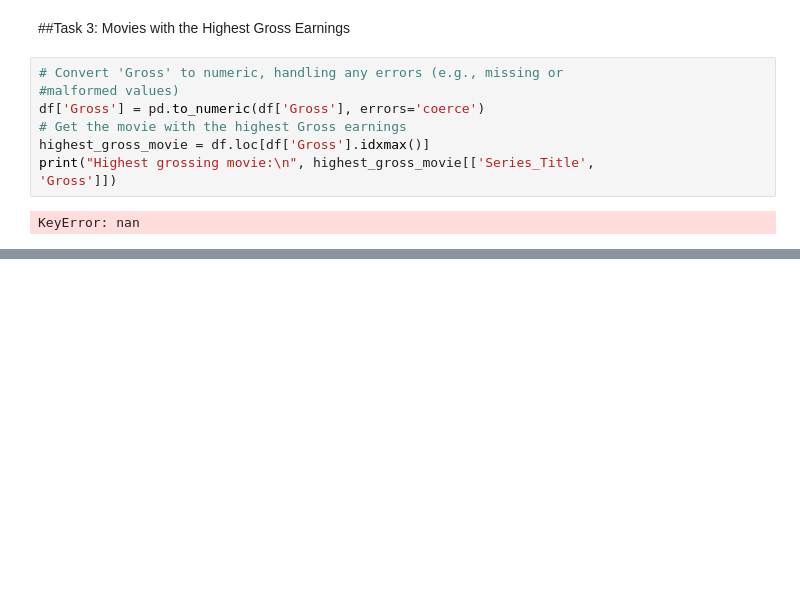
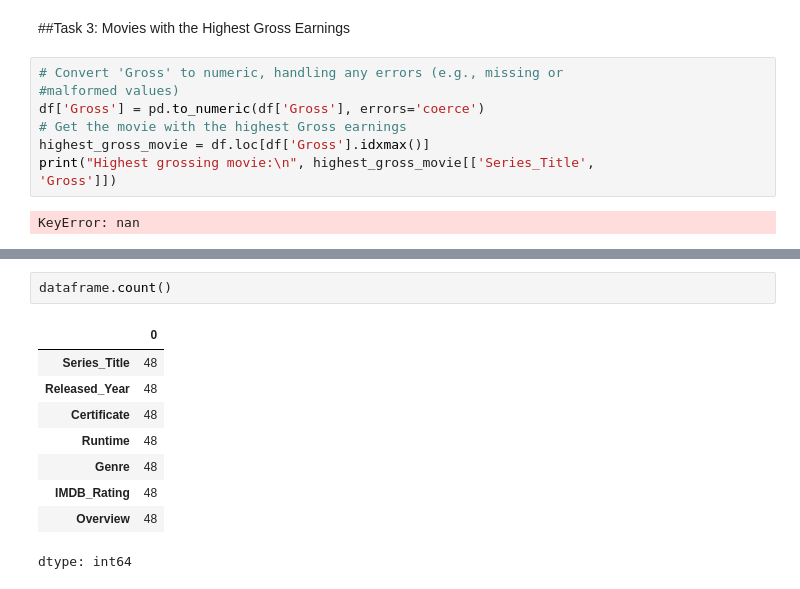
Before and after one commit to csiyu0962-collab/Programming-for-business-application-, a Jupyter notebook: Programming_week_8_seminar_.ipynb, the cells around one changed output, grey strips where cells are left out. Saved outputs shown, nothing was run; the diff lists cells and outputs as text; blank space fills up the shorter version.

```diff
--- a/Programming_week_8_seminar_.ipynb
+++ b/Programming_week_8_seminar_.ipynb
@@ -325,0 +416,12 @@ KeyError: nan
+# %%
+dataframe.count()
+# %% [output]
+|  | 0 |
+| Series_Title | 48 |
+| Released_Year | 48 |
+| Certificate | 48 |
+| Runtime | 48 |
+| Genre | 48 |
+| IMDB_Rating | 48 |
+| Overview | 48 |
+dtype: int64
```
Also changed, not shown: parts of 24 cells of this notebook.
